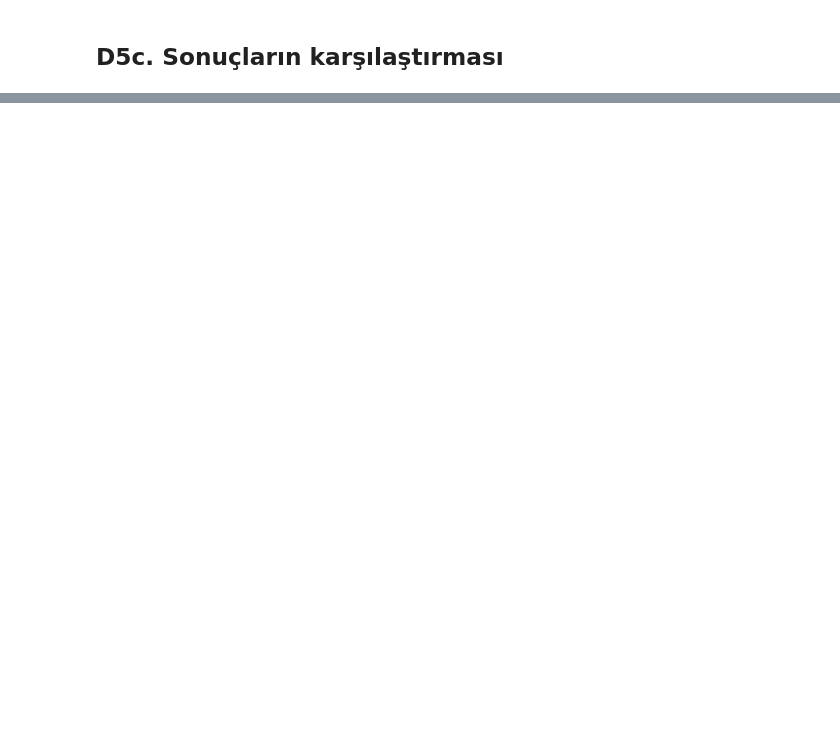
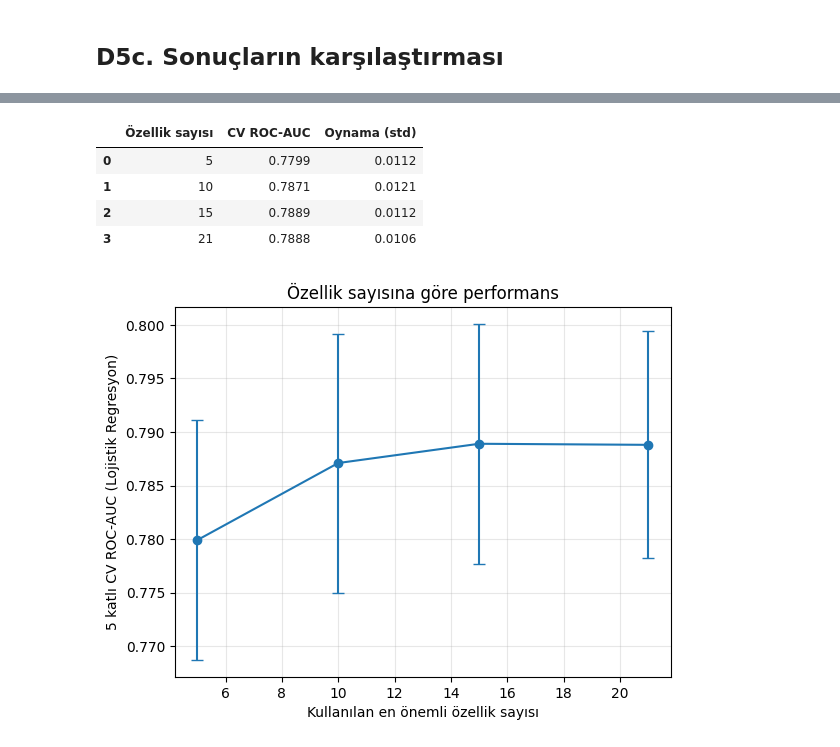
Before and after one commit to zeyneppbaran/ml-proje, a Jupyter notebook: notebooks/04_ozellik_muhendisligi.ipynb, the cells around one changed output, grey strips where cells are left out. Cells and saved outputs as stored; diff of their text form; code cells hidden in the pictures; blank space fills up the shorter version.

```diff
--- a/notebooks/04_ozellik_muhendisligi.ipynb
+++ b/notebooks/04_ozellik_muhendisligi.ipynb
@@ -297,0 +361,7 @@ Yeni özelliklerin hiçbiri ortak pipeline'a eklenmemiştir. Bu sonuç, mevcut s
+# %%
+# Hedef değişkenin entropisi (toplam belirsizlik) – MI ile aynı birim (nat)
+p = y_train.mean()
+H = -(p * np.log(p) + (1 - p) * np.log(1 - p))
+print(f"Vadeli mevduat açma oranı (p): {p:.4f}")
+print(f"Hedefin entropisi H(y)        : {H:.3f} nat (dengeli veride en fazla ln2 = {np.log(2):.3f})")
+print(f"euribor3m'in açıkladığı pay   : %{mi_ozellik['euribor3m'] / H * 100:.1f}")
@@ -309,0 +513,32 @@ Yeni özelliklerin hiçbiri ortak pipeline'a eklenmemiştir. Bu sonuç, mevcut s
+# %%
+# kaç özellik yeterli?
+from sklearn.linear_model import LogisticRegression
+from sklearn.model_selection import cross_val_score
+
+def secili_on_isleyici(secilen):
+    """Ortak ön işleyiciyi sadece seçilen sütunlarla kurar."""
+    p = on_isleyici()
+    p.transformers = [(a, t, [c for c in cols if c in secilen]) for a, t, cols in p.transformers]
+    p.transformers = [x for x in p.transformers if x[2]]
+    return p
+
+sira = list(pi_ozellik.index)   # permutation importance sırası
+sonuc = []
+for k in [5, 10, 15, len(sira)]:
+    p = Pipeline([("on_isleme", secili_on_isleyici(sira[:k])),
+                  ("model", LogisticRegression(max_iter=2000, class_weight="balanced"))])
+    s = cross_val_score(p, X_train, y_train, cv=ortak_cv(), scoring="roc_auc", n_jobs=-1)
+    sonuc.append({"Özellik sayısı": k, "CV ROC-AUC": round(s.mean(), 4), "Oynama (std)": round(s.std(), 4)})
+sonuc = pd.DataFrame(sonuc); display(sonuc)
+
+plt.errorbar(sonuc["Özellik sayısı"], sonuc["CV ROC-AUC"], yerr=sonuc["Oynama (std)"], marker="o", capsize=4)
+plt.xlabel("Kullanılan en önemli özellik sayısı"); plt.ylabel("5 katlı CV ROC-AUC (Lojistik Regresyon)")
+plt.title("Özellik sayısına göre performans"); plt.grid(alpha=.3)
+plt.savefig("figures/d5c_ozellik_sayisi_performans.png", dpi=300, bbox_inches="tight"); plt.show()
+# %% [output]
+|  | Özellik sayısı | CV ROC-AUC | Oynama (std) |
+| 0 | 5 | 0.7799 | 0.0112 |
+| 1 | 10 | 0.7871 | 0.0121 |
+| 2 | 15 | 0.7889 | 0.0112 |
+| 3 | 21 | 0.7888 | 0.0106 |
+[figure, added]
```
Also changed, not shown: parts of 17 cells of this notebook.
